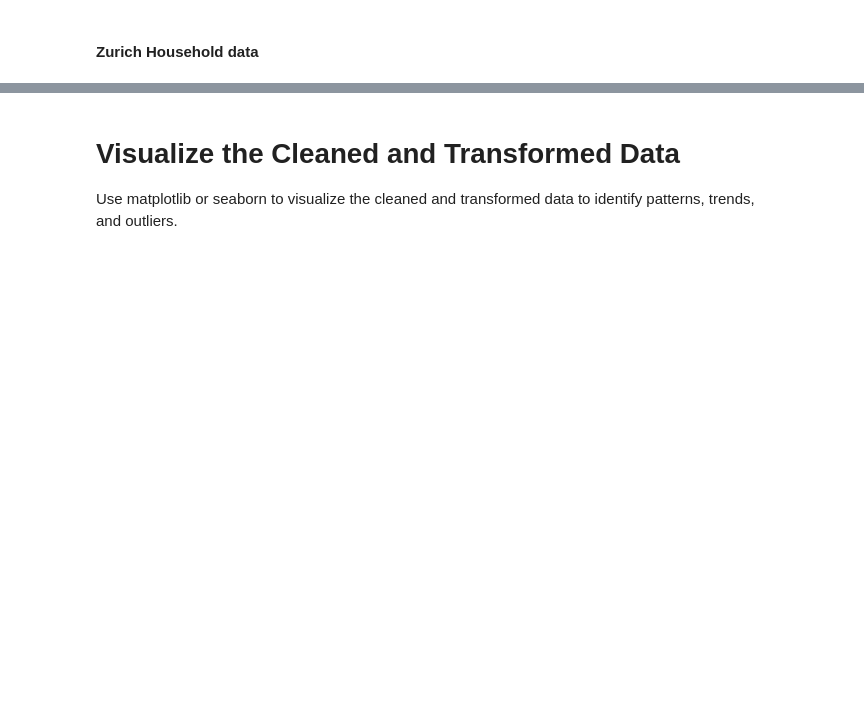
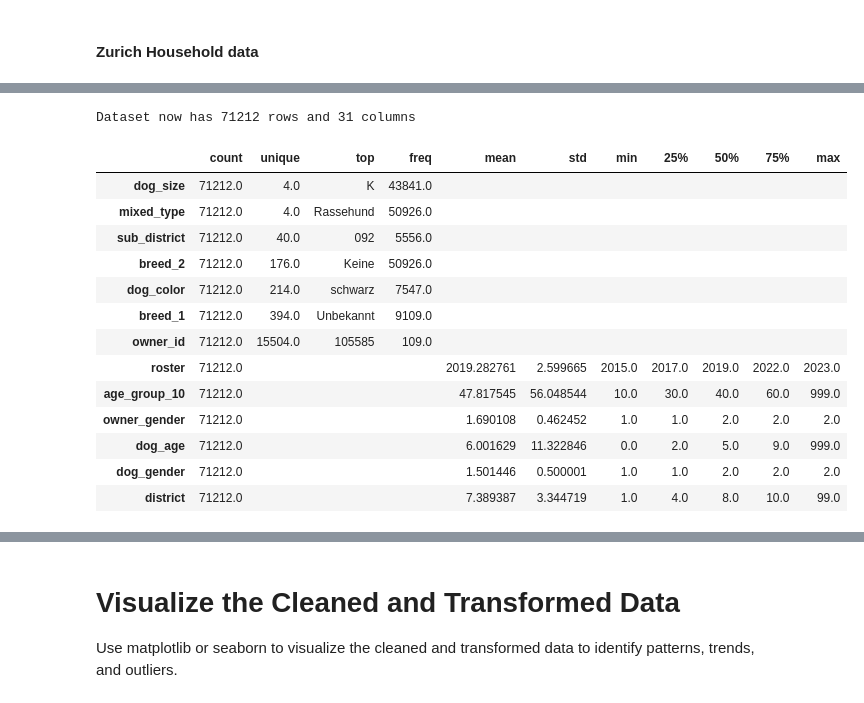
Before and after one commit to jonnross88/WhoLetThePuppiesIn, a Jupyter notebook: notebooks/02_data_wrangling.ipynb, the cells around one changed output, grey strips where cells are left out. Drawn from its saved outputs; the diff is of its cells as text; code cells hidden in the pictures; blank space fills up the shorter version.

Commit message:
added wrangling portion for dog dataset

```diff
--- a/notebooks/02_data_wrangling.ipynb
+++ b/notebooks/02_data_wrangling.ipynb
@@ -237,9 +304,9 @@ zurich_dog_data_link = "https://data.stadt-zuerich.ch/dataset/sid_stapo_hundebes
 zurich_dog_data_link = (
     "https://storage.googleapis.com/mrprime_dataset/zurich/zurich_dogs.csv"
 )
-zurich_dog_data = pd.read_csv(zurich_dog_data_link)
-zurich_dog_data.info()
+zurich_dog_data = hf.InfoDataFrame(pd.read_csv(zurich_dog_data_link))
+zurich_dog_data.limit_info()
 
 zurich_dog_data = hf.sanitize_df_column_names(zurich_dog_data)
-zurich_dog_data.info()
+zurich_dog_data.limit_info()
 zurich_dog_data.sample(3)
@@ -370,0 +620,63 @@ Perform necessary transformations on the data, such as normalization, scaling, o
+# %%
+new_column_names = {
+    "deadline_date_year": "roster",
+    "holder_id": "owner_id",
+    "age_v_10_cd": "age_group_10",
+    "sex_cd": "owner_gender",
+    "breed_type_cd": "dog_size",
+    "age_v_dog_cd": "dog_age",
+    "breed_mongrel_long": "mixed_type",
+    "sex_dog_cd": "dog_gender",
+    "dog_color_text": "dog_color",
+    "race_1_text": "breed_1",
+    "race_2_text": "breed_2",
+    "circle_cd": "district",
+    "quar_cd": "sub_district",
+}
+
+zurich_dog_data = zurich_dog_data.rename(columns=new_column_names)
+
+# After renaming, you may still need to adjust the data types for certain columns
+zurich_dog_data["owner_id"] = zurich_dog_data["owner_id"].astype(
+    "string").str.zfill(6)
+zurich_dog_data["dog_age"] = zurich_dog_data["dog_age"].astype(int)
+zurich_dog_data["district"] = zurich_dog_data["district"].astype(int)
+zurich_dog_data["sub_district"] = (
+    zurich_dog_data["sub_district"].astype("string").str.zfill(3)
+)
+# Repeat each row based on the number of dogs in the row represents
+zurich_dog_data = zurich_dog_data.loc[
+    zurich_dog_data.index.repeat(zurich_dog_data["number_of_dogs"])
+]
+# drop the number of dogs column
+zurich_dog_data.drop("number_of_dogs", axis=1, inplace=True)
+# reset the index
+zurich_dog_data.reset_index(drop=True, inplace=True)
+
+print(
+    f"Dataset now has {zurich_dog_data.shape[0]} rows and {zurich_dog_data.shape[1]} columns"
+)
+
+dog_data = zurich_dog_data[list(new_column_names.values())].copy()
+display(
+    dog_data.describe(include="all")
+    .T.sort_values(by="unique")
+    .infer_objects(copy=False)
+    .fillna("")
+)
+# %% [output]
+Dataset now has 71212 rows and 31 columns
+|  | count | unique | top | freq | mean | std | min | 25% | 50% | 75% | max |
+| dog_size | 71212.0 | 4.0 | K | 43841.0 |  |  |  |  |  |  |  |
+| mixed_type | 71212.0 | 4.0 | Rassehund | 50926.0 |  |  |  |  |  |  |  |
+| sub_district | 71212.0 | 40.0 | 092 | 5556.0 |  |  |  |  |  |  |  |
+| breed_2 | 71212.0 | 176.0 | Keine | 50926.0 |  |  |  |  |  |  |  |
+| dog_color | 71212.0 | 214.0 | schwarz | 7547.0 |  |  |  |  |  |  |  |
+| breed_1 | 71212.0 | 394.0 | Unbekannt | 9109.0 |  |  |  |  |  |  |  |
+| owner_id | 71212.0 | 15504.0 | 105585 | 109.0 |  |  |  |  |  |  |  |
+| roster | 71212.0 |  |  |  | 2019.282761 | 2.599665 | 2015.0 | 2017.0 | 2019.0 | 2022.0 | 2023.0 |
+| age_group_10 | 71212.0 |  |  |  | 47.817545 | 56.048544 | 10.0 | 30.0 | 40.0 | 60.0 | 999.0 |
+| owner_gender | 71212.0 |  |  |  | 1.690108 | 0.462452 | 1.0 | 1.0 | 2.0 | 2.0 | 2.0 |
+| dog_age | 71212.0 |  |  |  | 6.001629 | 11.322846 | 0.0 | 2.0 | 5.0 | 9.0 | 999.0 |
+| dog_gender | 71212.0 |  |  |  | 1.501446 | 0.500001 | 1.0 | 1.0 | 2.0 | 2.0 | 2.0 |
+| district | 71212.0 |  |  |  | 7.389387 | 3.344719 | 1.0 | 4.0 | 8.0 | 10.0 | 99.0 |
```
Also changed, not shown: parts of 37 cells of this notebook, 2 other files.
